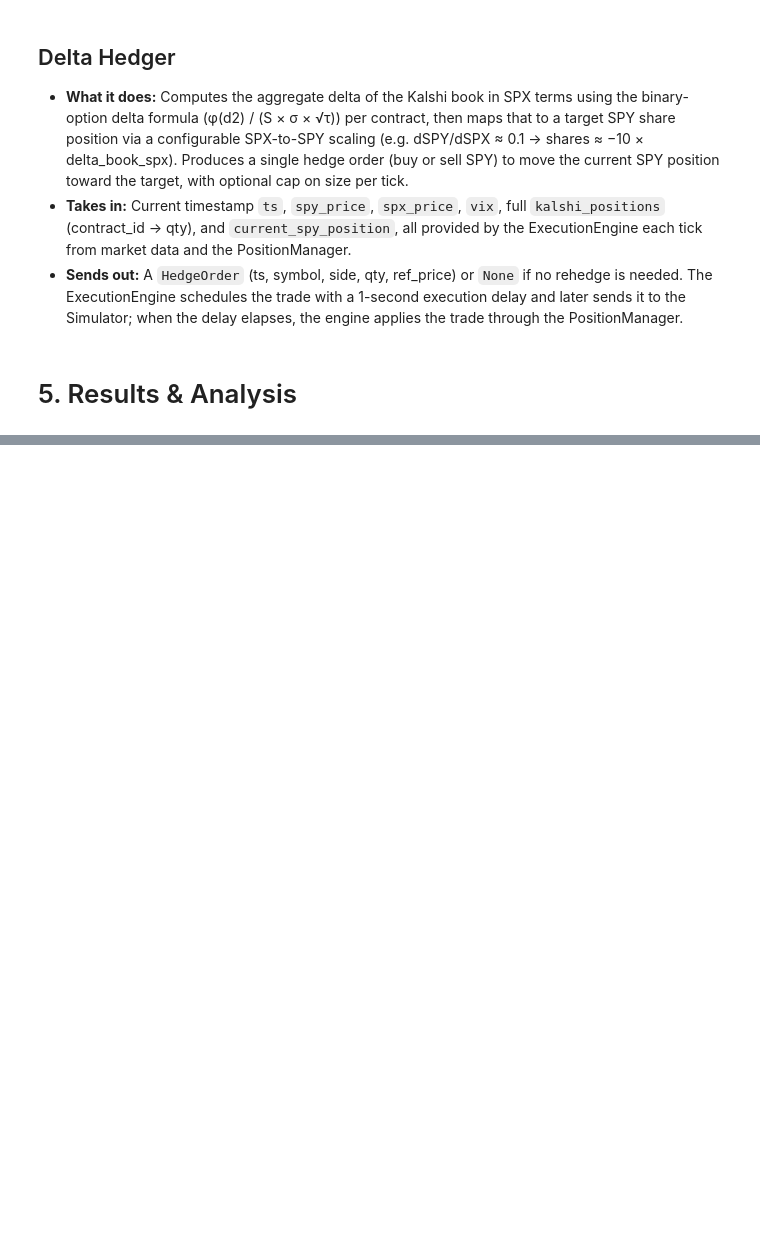
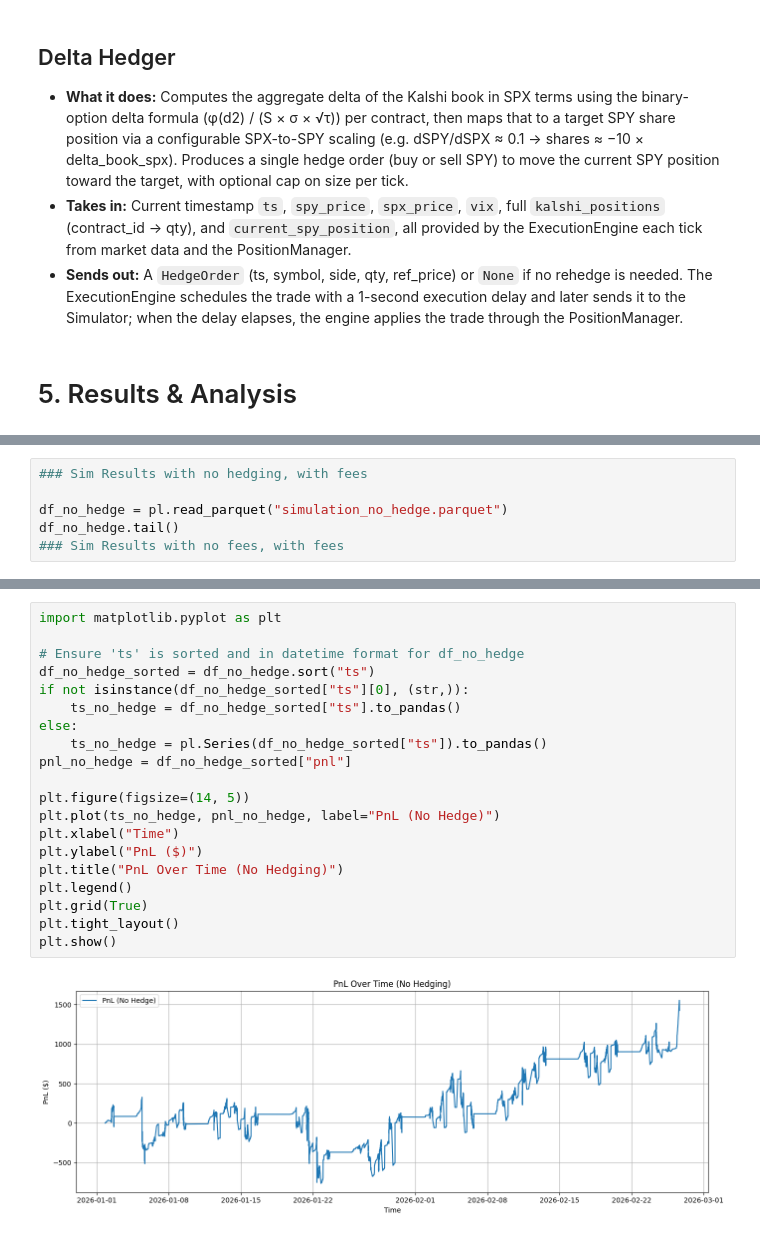
Before and after one commit to chris-mulligan-50/FINM-33150-Quantitative-Trading-Strategies-Final-Project-Kalshi-Market-Making-, a Jupyter notebook: submission.ipynb, the cells around one changed output, grey strips where cells are left out. Cells and saved outputs as stored; diff of their text form; blank space fills up the shorter version.

```diff
--- a/submission.ipynb
+++ b/submission.ipynb
@@ -652,0 +697,6 @@ In our implementation, we created a modular market making bot that currently int
+# %%
+### Sim Results with no hedging, with fees
+
+df_no_hedge = pl.read_parquet("simulation_no_hedge.parquet")
+df_no_hedge.tail()
+### Sim Results with no fees, with fees
@@ -652,0 +712,22 @@ In our implementation, we created a modular market making bot that currently int
+# %%
+import matplotlib.pyplot as plt
+
+# Ensure 'ts' is sorted and in datetime format for df_no_hedge
+df_no_hedge_sorted = df_no_hedge.sort("ts")
+if not isinstance(df_no_hedge_sorted["ts"][0], (str,)):
+    ts_no_hedge = df_no_hedge_sorted["ts"].to_pandas()
+else:
+    ts_no_hedge = pl.Series(df_no_hedge_sorted["ts"]).to_pandas()
+pnl_no_hedge = df_no_hedge_sorted["pnl"]
+
+plt.figure(figsize=(14, 5))
+plt.plot(ts_no_hedge, pnl_no_hedge, label="PnL (No Hedge)")
+plt.xlabel("Time")
+plt.ylabel("PnL ($)")
+plt.title("PnL Over Time (No Hedging)")
+plt.legend()
+plt.grid(True)
+plt.tight_layout()
+plt.show()
+# %% [output]
+[figure, added]
```
Also changed, not shown: parts of 8 cells of this notebook, 12 other files.
